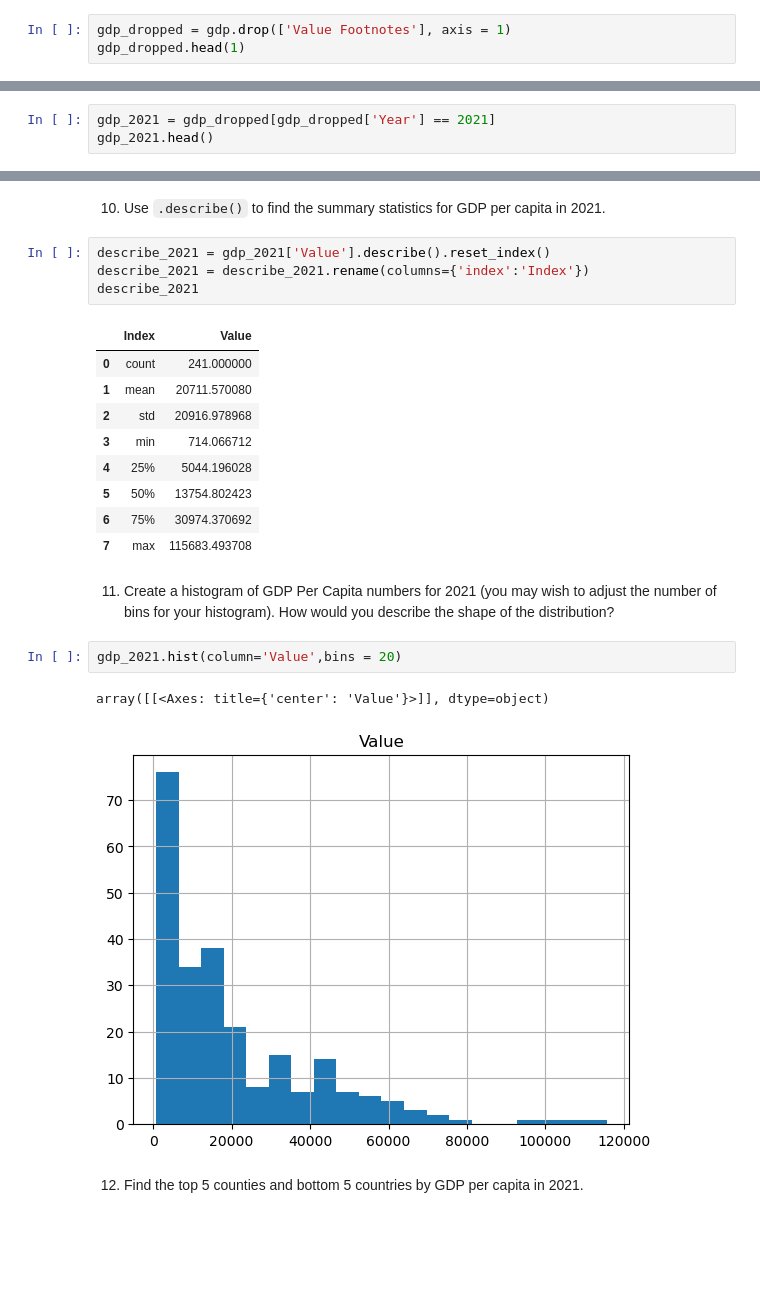
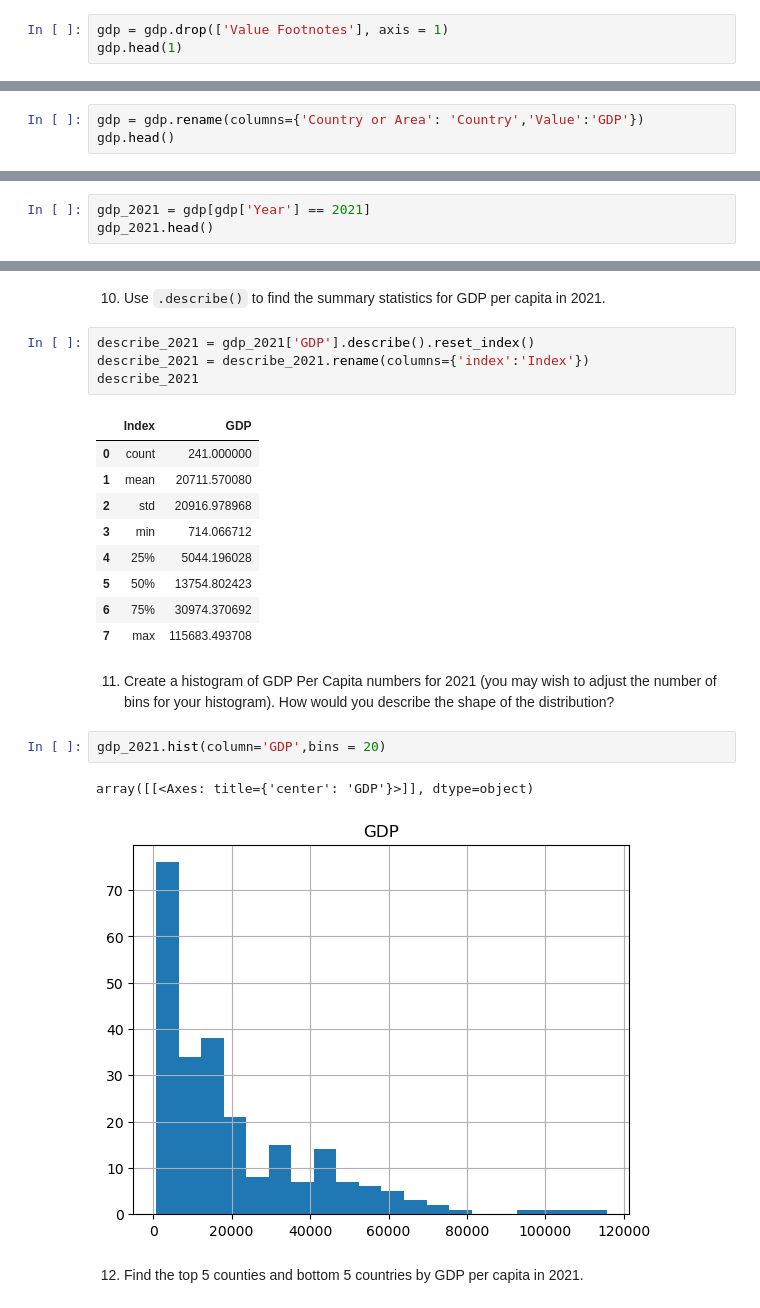
Before and after one commit to nss-data-science-cohort-8/un-exploration-JEFFDAVISJR, a Jupyter notebook: Notebooks/UN_Data_Exploration.ipynb, the cells around one changed output, grey strips where cells are left out. Cells and saved outputs as stored; diff of their text form; blank space fills up the shorter version.

```diff
--- a/Notebooks/UN_Data_Exploration.ipynb
+++ b/Notebooks/UN_Data_Exploration.ipynb
@@ -37,8 +37,11 @@ gdp.head()
 # %% [markdown]
 5. Drop the 'Value Footnotes' column, and rename the remaining columns to 'Country', 'Year', and 'GDP_Per_Capita'.
 # %%
-gdp_dropped = gdp.drop(['Value Footnotes'], axis = 1)
-gdp_dropped.head(1)
+gdp = gdp.drop(['Value Footnotes'], axis = 1)
+gdp.head(1)
 # %% [output]
 |  | Country or Area | Year | Value |
 | 0 | Afghanistan | 2021 | 1517.016266 |
+# %%
+gdp = gdp.rename(columns={'Country or Area': 'Country','Value':'GDP'})
+gdp.head()
@@ -69,6 +79,6 @@ memory usage: 179.7+ KB
 # %% [markdown]
 7. Create a new dataframe by subsetting `gdp_df` to just the year 2021. Call this new dataframe `gdp_2021`.
 # %%
-gdp_2021 = gdp_dropped[gdp_dropped['Year'] == 2021]
+gdp_2021 = gdp[gdp['Year'] == 2021]
 gdp_2021.head()
 # %% [output]
@@ -104,11 +114,11 @@ tenbelow.head()
 # %% [markdown]
 10. Use `.describe()` to find the summary statistics for GDP per capita in 2021.
 # %%
-describe_2021 = gdp_2021['Value'].describe().reset_index()
+describe_2021 = gdp_2021['GDP'].describe().reset_index()
 describe_2021 = describe_2021.rename(columns={'index':'Index'})
 describe_2021
 # %% [output]
-|  | Index | Value |
+|  | Index | GDP |
 | 0 | count | 241.000000 |
 | 1 | mean | 20711.570080 |
 | 2 | std | 20916.978968 |
@@ -120,10 +130,10 @@ describe_2021
 # %% [markdown]
 11. Create a histogram of GDP Per Capita numbers for 2021 (you may wish to adjust the number of bins for your histogram). How would you describe the shape of the distribution?
 # %%
-gdp_2021.hist(column='Value',bins = 20)
+gdp_2021.hist(column='GDP',bins = 20)
 # %% [output]
-array([[<Axes: title={'center': 'Value'}>]], dtype=object)
+array([[<Axes: title={'center': 'GDP'}>]], dtype=object)
-[figure, old version]
+[figure, new version]
 # %% [markdown]
 12. Find the top 5 counties and bottom 5 countries by GDP per capita in 2021.
 # %%
```
Also changed, not shown: parts of 40 cells of this notebook.
